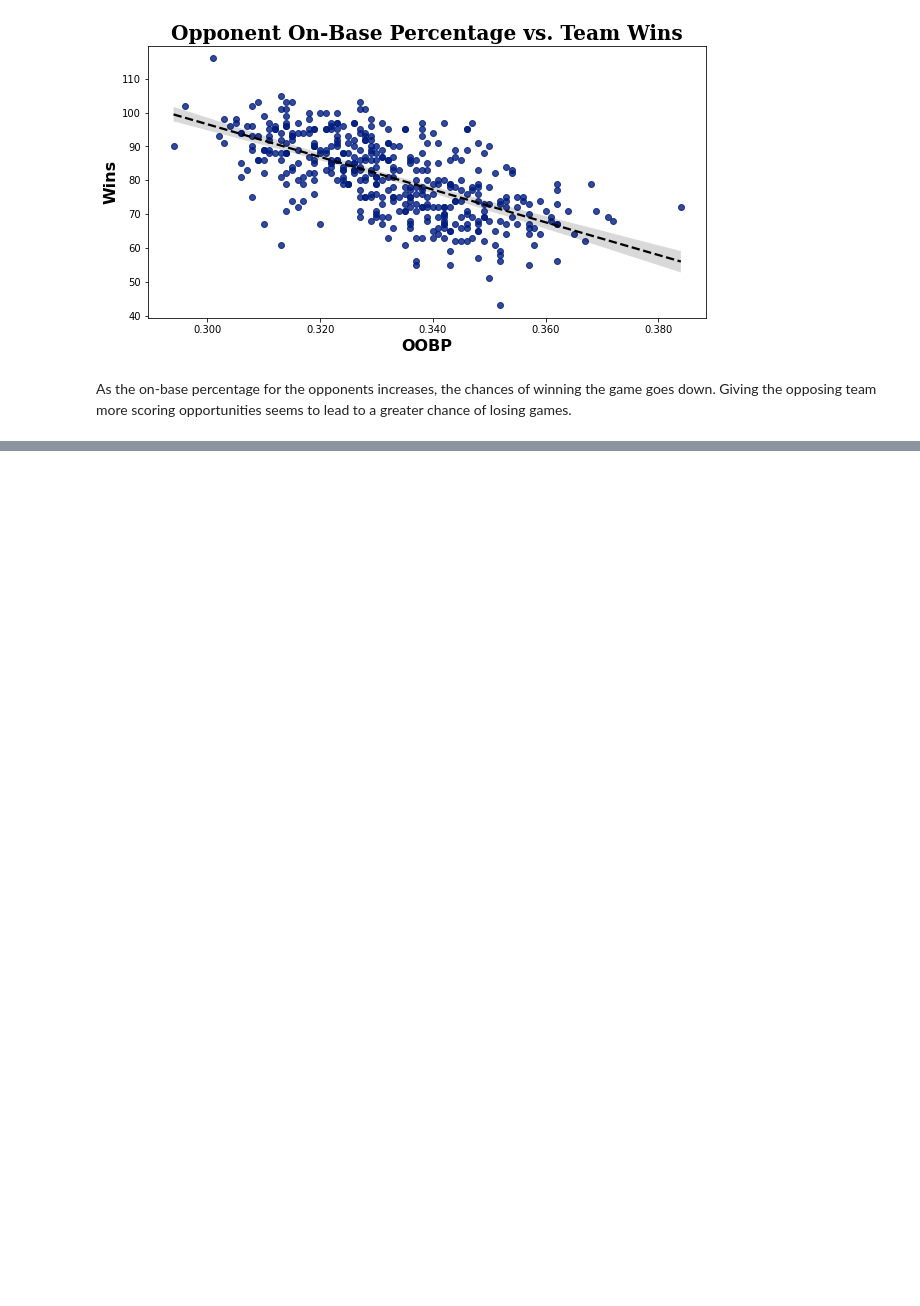
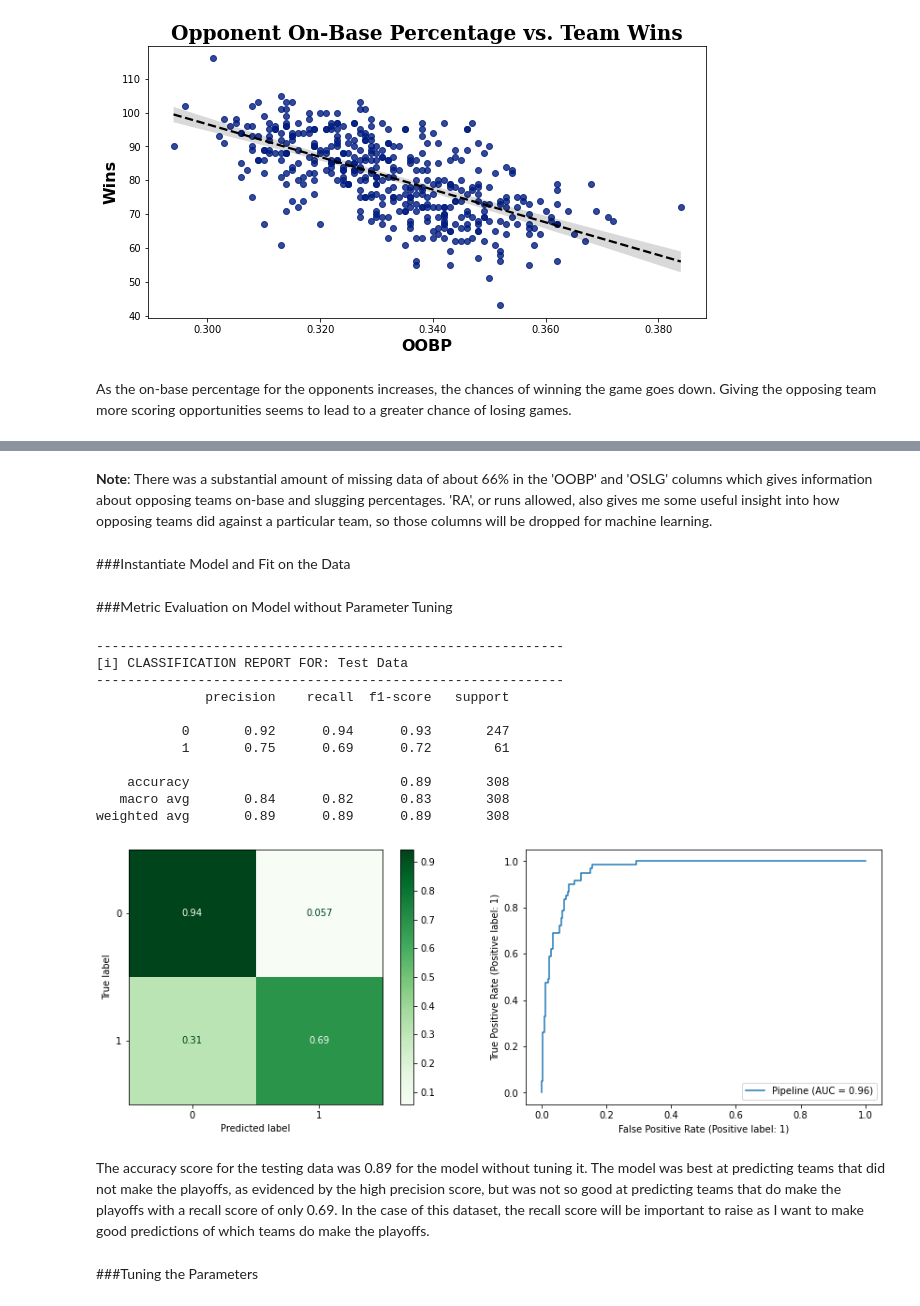
Before and after one commit to joshlensing/Coding-Dojo-Project-2, a Jupyter notebook: Project_2_Baseball_Playoff_Predictions.ipynb, the cells around one changed output, grey strips where cells are left out. Cells and saved outputs as stored; diff of their text form; code cells hidden in the pictures; blank space fills up the shorter version.

```diff
--- a/Project_2_Baseball_Playoff_Predictions.ipynb
+++ b/Project_2_Baseball_Playoff_Predictions.ipynb
@@ -391,0 +402,2 @@ As the on-base percentage for the opponents increases, the chances of winning th
+# %%
+ml_df = df.copy()
@@ -391,0 +477,6 @@ As the on-base percentage for the opponents increases, the chances of winning th
+# %%
+# Assign features and target of the dataset
+X = ml_df.drop(columns=['Playoffs', 'OOBP', 'OSLG'])
+y = ml_df['Playoffs']
+# Perform train test split
+X_train, X_test, y_train, y_test = train_test_split(X, y, stratify=y, random_state=42)
@@ -391,0 +485,13 @@ As the on-base percentage for the opponents increases, the chances of winning th
+# %%
+# Instantiate the transformers
+scaler = StandardScaler()
+ohe = OneHotEncoder(sparse=False, handle_unknown='ignore')
+# Create ColumnSelectors for the the numeric and categorical data
+cat_selector = make_column_selector(dtype_include='object')
+num_selector = make_column_selector(dtype_include='number')
+# Combine the Pipelines and ColumnSelectors into tuples for the ColumnTransformer
+cat_tuple = (ohe, cat_selector)
+num_tuple = (scaler, num_selector)
+# Create the preprocessing ColumnTransformer
+preprocessor = make_column_transformer(cat_tuple, num_tuple, remainder='drop')
+preprocessor
@@ -391,0 +505,35 @@ As the on-base percentage for the opponents increases, the chances of winning th
+# %% [markdown]
+**Note**: There was a substantial amount of missing data of about 66% in the 'OOBP' and 'OSLG' columns which gives information about opposing teams on-base and slugging percentages. 'RA', or runs allowed, also gives me some useful insight into how opposing teams did against a particular team, so those columns will be dropped for machine learning.
+# %% [markdown]
+###Instantiate Model and Fit on the Data
+# %%
+# Make a logistic regression instance
+lr = LogisticRegression()
+# Make a pipeline for the model with the preprocessor
+lr_pipe = make_pipeline(preprocessor, lr)
+# Fit the pipeline on the training data
+lr_pipe.fit(X_train, y_train)
+# Make the predictions
+lr_train_preds = lr_pipe.predict(X_train)
+lr_test_preds = lr_pipe.predict(X_test)
+# %% [markdown]
+###Metric Evaluation on Model without Parameter Tuning
+# %%
+evaluate_classification(lr_pipe, X_test, y_test, label = 'Test Data')
+# %% [output]
+------------------------------------------------------------
+[i] CLASSIFICATION REPORT FOR: Test Data
+------------------------------------------------------------
+              precision    recall  f1-score   support
+
+           0       0.92      0.94      0.93       247
+           1       0.75      0.69      0.72        61
+
+    accuracy                           0.89       308
+   macro avg       0.84      0.82      0.83       308
+weighted avg       0.89      0.89      0.89       308
+[figure, added]
+# %% [markdown]
+The accuracy score for the testing data was 0.89 for the model without tuning it. The model was best at predicting teams that did not make the playoffs, as evidenced by the high precision score, but was not so good at predicting teams that do make the playoffs with a recall score of only 0.69. In the case of this dataset, the recall score will be important to raise as I want to make good predictions of which teams do make the playoffs.
+# %% [markdown]
+###Tuning the Parameters
```
Also changed, not shown: parts of 96 cells of this notebook.
